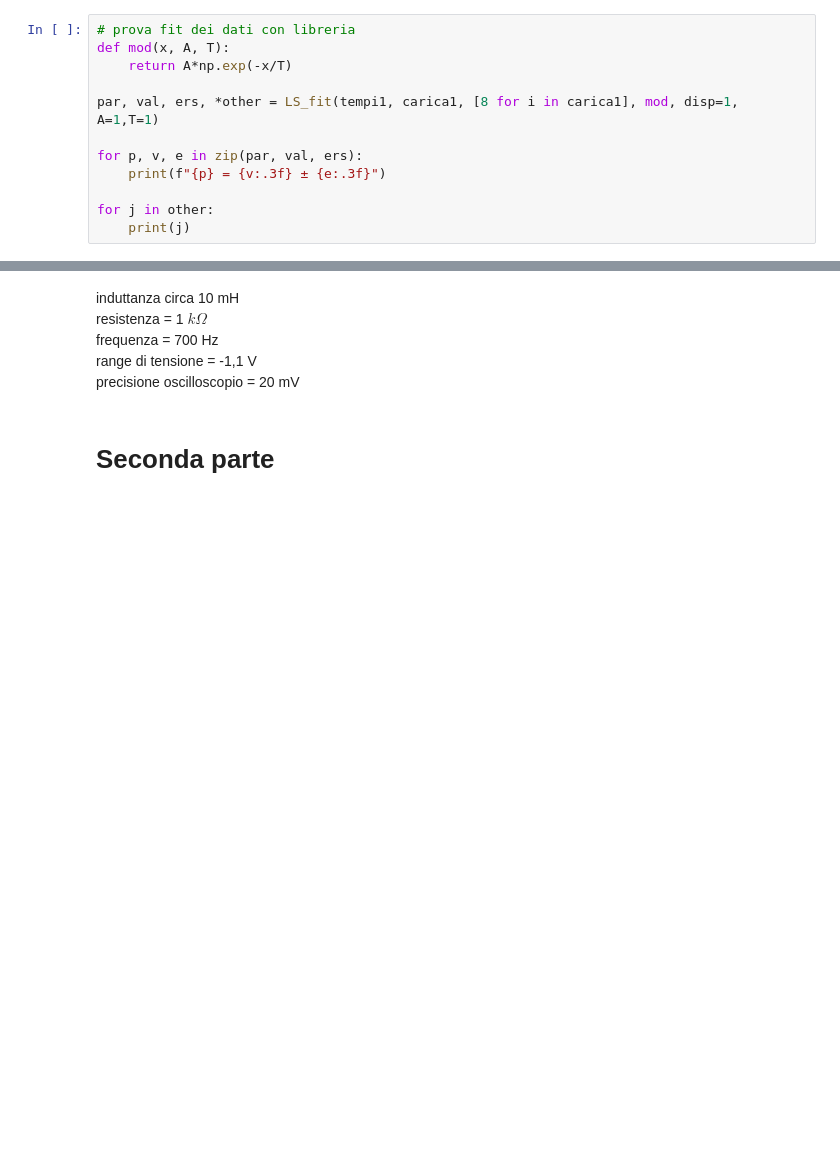
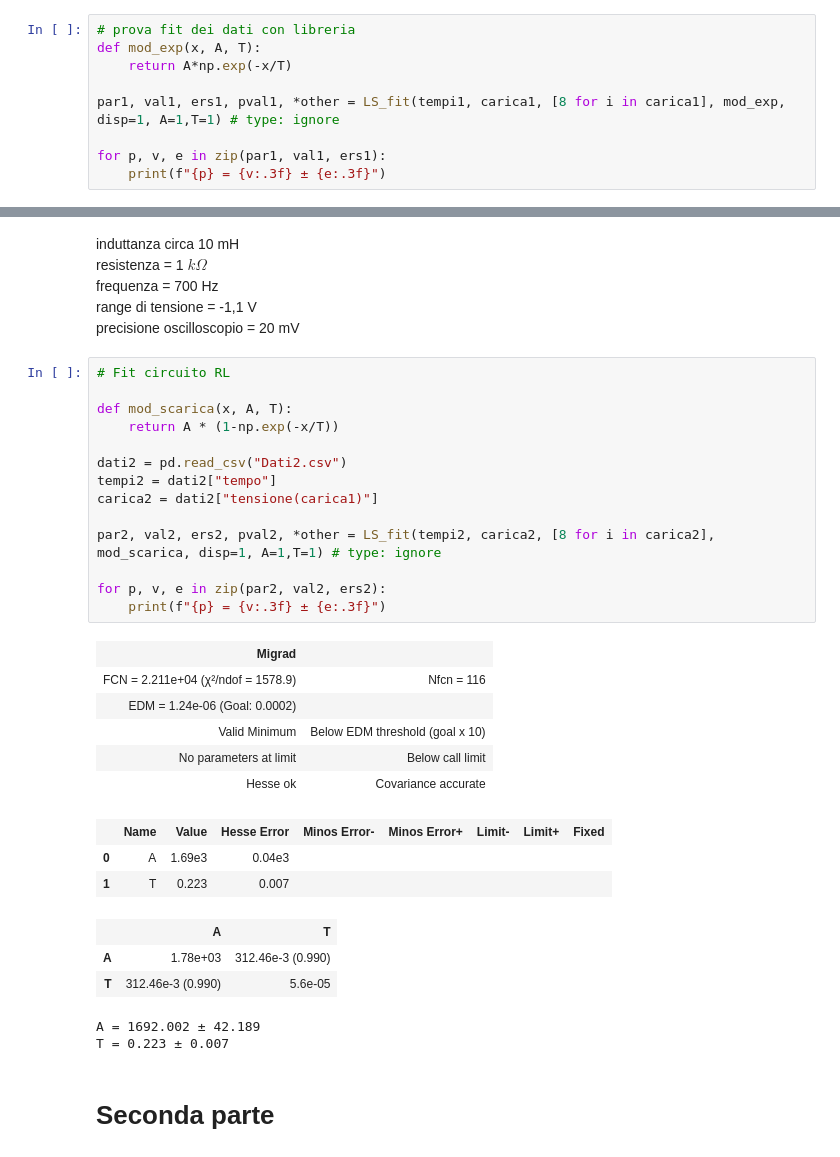
Before and after one commit to Pavar0tty/Laboratorio_2, a Jupyter notebook: Circuiti2/Analisi.ipynb, the cells around one changed output, grey strips where cells are left out. Drawn from its saved outputs; the diff is of its cells as text; blank space fills up the shorter version.

Commit message:
Andati avanti, ma dati da riprendere

```diff
--- a/Circuiti2/Analisi.ipynb
+++ b/Circuiti2/Analisi.ipynb
@@ -32,15 +31,12 @@ plt.show()
 # %%
 # prova fit dei dati con libreria
-def mod(x, A, T):
+def mod_exp(x, A, T):
     return A*np.exp(-x/T)
 
-par, val, ers, *other = LS_fit(tempi1, carica1, [8 for i in carica1], mod, disp=1, A=1,T=1)
+par1, val1, ers1, pval1, *other = LS_fit(tempi1, carica1, [8 for i in carica1], mod_exp, disp=1, A=1,T=1) # type: ignore
 
-for p, v, e in zip(par, val, ers):
+for p, v, e in zip(par1, val1, ers1):
     print(f"{p} = {v:.3f} ± {e:.3f}")
-
-for j in other:
-    print(j)
 # %% [output]
 | Migrad |  |
 | FCN = 2.982 (χ²/ndof = 0.2) | Nfcn = 79 |
@@ -73,6 +60,35 @@ resistenza = 1 $k\Omega$ \
 frequenza = 700 Hz \
 range di tensione = -1,1 V \
 precisione oscilloscopio = 20 mV
+# %%
+# Fit circuito RL
+
+def mod_scarica(x, A, T):
+    return A * (1-np.exp(-x/T))
+
+dati2 = pd.read_csv("Dati2.csv")
+tempi2 = dati2["tempo"]
+carica2 = dati2["tensione(carica1)"]
+
+par2, val2, ers2, pval2, *other = LS_fit(tempi2, carica2, [8 for i in carica2], mod_scarica, disp=1, A=1,T=1) # type: ignore
+
+for p, v, e in zip(par2, val2, ers2):
+    print(f"{p} = {v:.3f} ± {e:.3f}")
+# %% [output]
+| Migrad |  |
+| FCN = 2.211e+04 (χ²/ndof = 1578.9) | Nfcn = 116 |
+| EDM = 1.24e-06 (Goal: 0.0002) |  |
+| Valid Minimum | Below EDM threshold (goal x 10) |
+| No parameters at limit | Below call limit |
+| Hesse ok | Covariance accurate |
+|  | Name | Value | Hesse Error | Minos Error- | Minos Error+ | Limit- | Limit+ | Fixed |
+| 0 | A | 1.69e3 | 0.04e3 |  |  |  |  |  |
+| 1 | T | 0.223 | 0.007 |  |  |  |  |  |
+|  | A | T |
+| A | 1.78e+03 | 312.46e-3 (0.990) |
+| T | 312.46e-3 (0.990) | 5.6e-05 |
+A = 1692.002 ± 42.189
+T = 0.223 ± 0.007
 # %% [markdown]
  # Seconda parte
 # %% [markdown]
```
Also changed, not shown: parts of 5 cells of this notebook, 1 other file.
